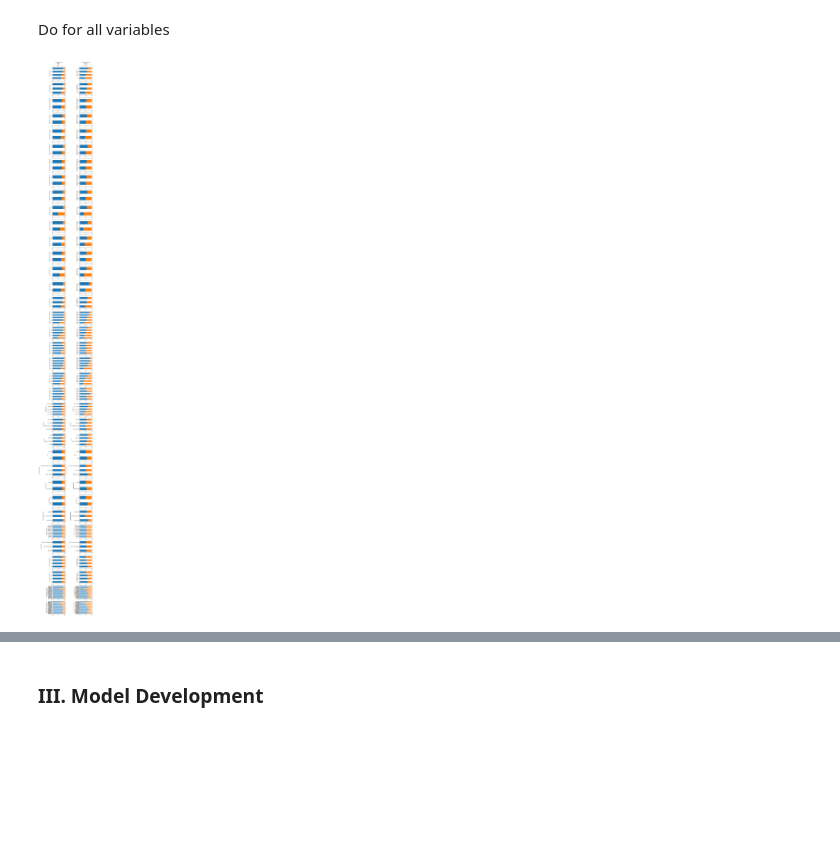
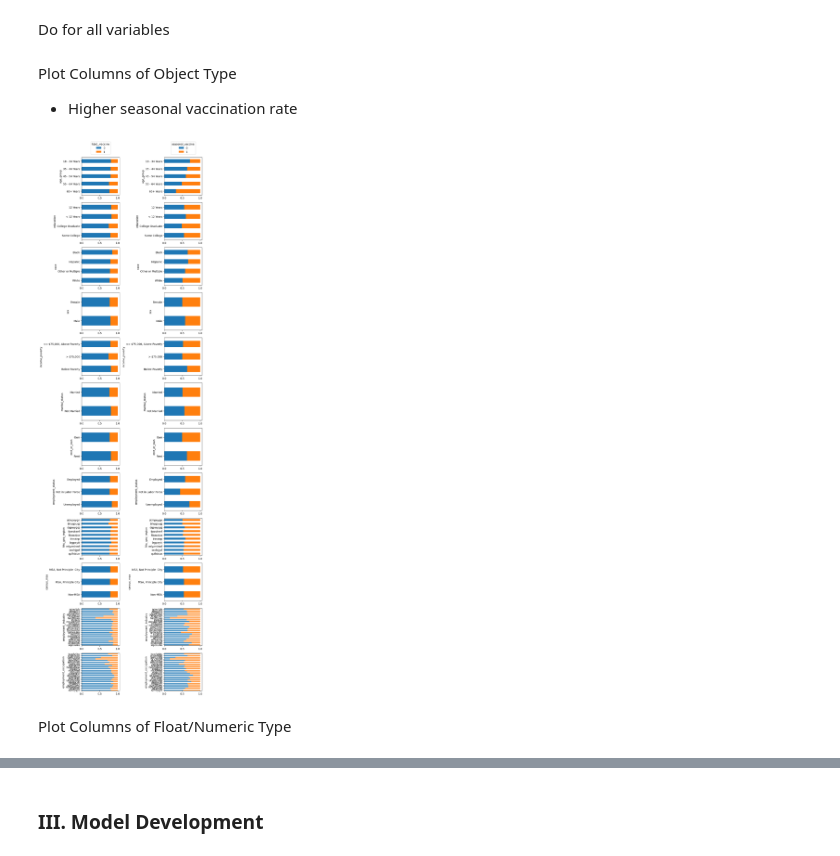
Before and after one commit to bealambitco/drivendata-flu-vaccine-prediction, a Jupyter notebook: flu_vaccine_prediction.ipynb, the cells around one changed output, grey strips where cells are left out. Cells and saved outputs as stored; diff of their text form; code cells hidden in the pictures; blank space fills up the shorter version.

```diff
--- a/flu_vaccine_prediction.ipynb
+++ b/flu_vaccine_prediction.ipynb
@@ -372,68 +365,49 @@ def vaccination_rate_plot(col, target, data, ax=None):
                   .unstack(target)
              )
     group_counts = counts.sum(axis='columns')
-    props = counts.div(group_counts, axis='index')
+    perc_table = counts.div(group_counts, axis='index')
 
-    props.plot(kind="barh", stacked=True, ax=ax)
+    perc_table.plot(kind="barh", stacked=True, ax=ax)
     ax.invert_yaxis()
     ax.legend().remove()
+# %% [markdown]
+Plot Columns of Object Type
+- Higher seasonal vaccination rate
+# %%
+cols_to_plot_object = [
+    'age_group',
+    'education',
+    'race',
+    'sex',
+    'income_poverty',
+    'marital_status',
+    'rent_or_own',
+    'employment_status',
+    'hhs_geo_region',
+    'census_msa',
+    'employment_industry',
+    'employment_occupation',
+]
 # %%
-cols_to_plot = [
-    'h1n1_concern',
-    'h1n1_knowledge',
-    'behavioral_antiviral_meds',
-    'behavioral_avoidance',
-    'behavioral_face_mask',
-    'behavioral_wash_hands',
-    'behavioral_large_gatherings',
-    'behavioral_outside_home',
-    'behavioral_touch_face',
-    'doctor_recc_h1n1',
-    'doctor_recc_seasonal',
-    'chronic_med_condition',
-    'child_under_6_months',
-    'health_worker',
-    'health_insurance',
-    'h1n1_knowledge',
-    'opinion_h1n1_vacc_effective',
-    'opinion_h1n1_risk',
-    'opinion_h1n1_sick_from_vacc',
-    'opinion_seas_vacc_effective',
-    'opinion_seas_risk',
-    'opinion_seas_sick_from_vacc',
-    'age_group',
-    'education',
-    'race',
-    'sex',
-    'income_poverty',
-    'marital_status',
-    'rent_or_own',
-    'employment_status',
-    'hhs_geo_region',
-    'census_msa',
-    'household_adults',
-    'household_children',
-    'employment_industry',
-    'employment_occupation',
-]
-
 fig, ax = plt.subplots(
-    len(cols_to_plot), 2, figsize=(9,len(cols_to_plot)*2.5)
+    len(cols_to_plot_object), 2, figsize=(9,len(cols_to_plot_object)*2.5)
 )
-for idx, col in enumerate(cols_to_plot):
+for idx, col in enumerate(cols_to_plot_object):
     vaccination_rate_plot(
         col, 'h1n1_vaccine', joined_df, ax=ax[idx, 0]
     )
     vaccination_rate_plot(
         col, 'seasonal_vaccine', joined_df, ax=ax[idx, 1]
     )
 
 ax[0, 0].legend(
     loc='lower center', bbox_to_anchor=(0.5, 1.05), title='h1n1_vaccine'
 )
 ax[0, 1].legend(
     loc='lower center', bbox_to_anchor=(0.5, 1.05), title='seasonal_vaccine'
 )
 fig.tight_layout()
 # %% [output]
-[figure, old version]
+[figure, new version]
+# %% [markdown]
+Plot Columns of Float/Numeric Type
```
Also changed, not shown: parts of 16 cells of this notebook.
